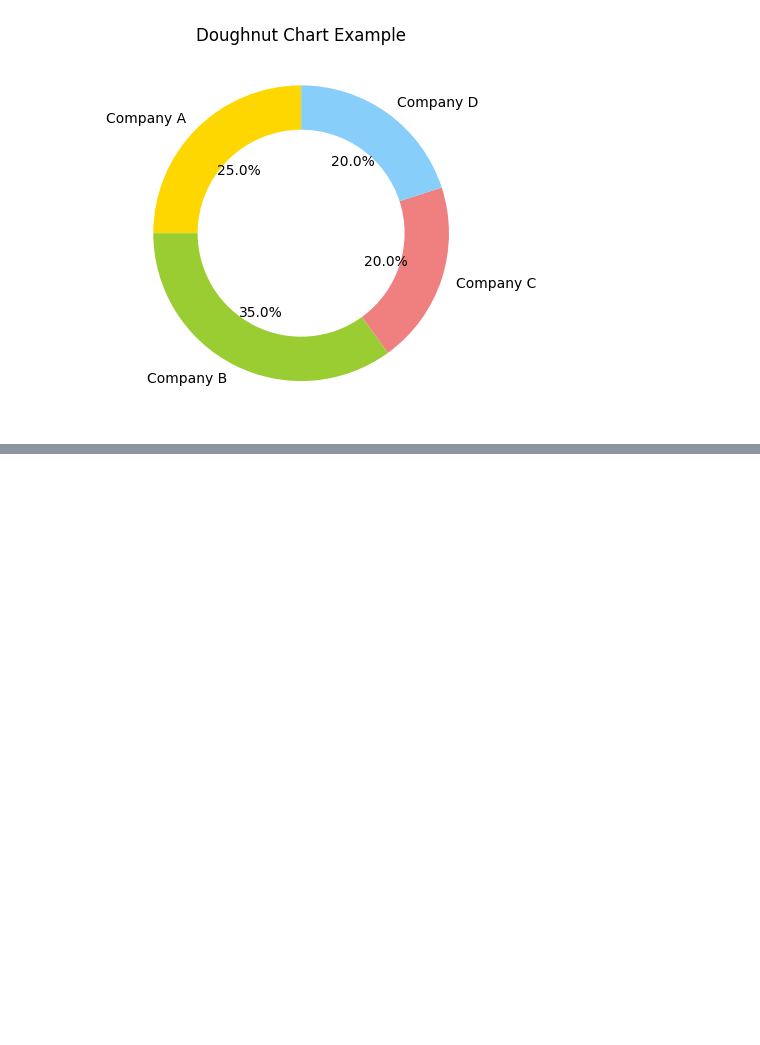
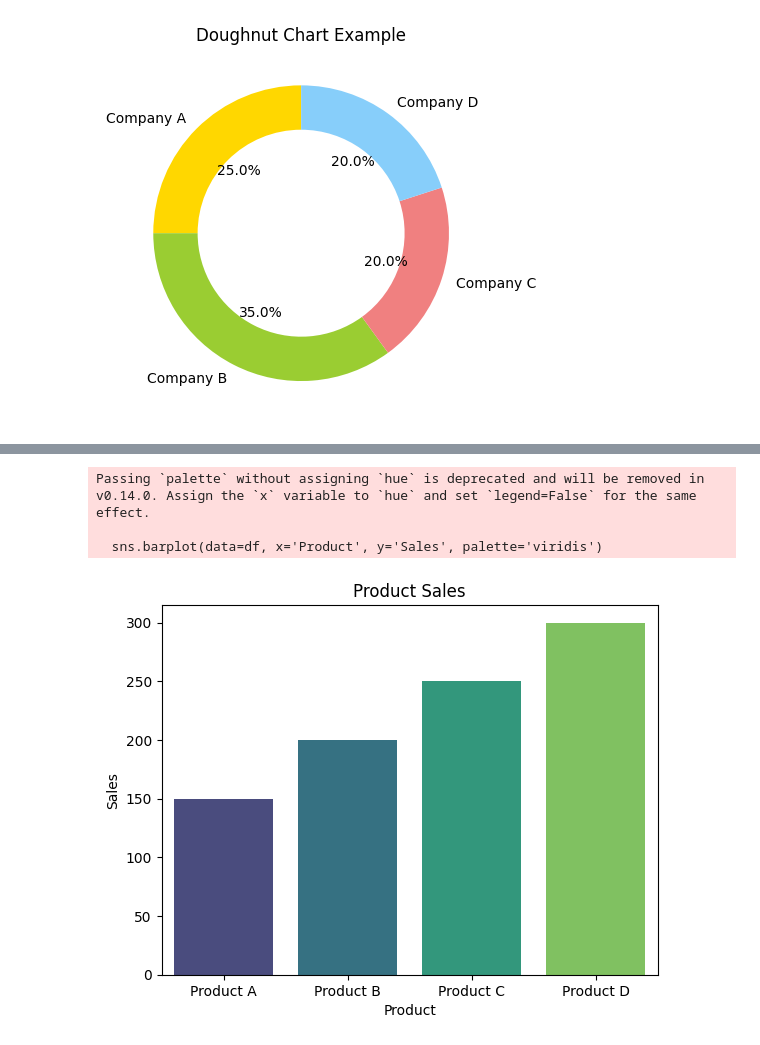
Before and after one commit to sharanya1234567/Sharanya-Vemula-1, a Jupyter notebook: Day12(1_7_24).ipynb, the cells around one changed output, grey strips where cells are left out. Drawn from its saved outputs; the diff is of its cells as text; code cells hidden in the pictures; blank space fills up the shorter version.

```diff
--- a/Day12(1_7_24).ipynb
+++ b/Day12(1_7_24).ipynb
@@ -514,0 +541,25 @@ plt.show()
+# %%
+#bar plot
+
+import seaborn as sns
+import matplotlib.pyplot as plt
+
+# Example data: Sales of different products
+products = ['Product A', 'Product B', 'Product C', 'Product D']
+sales = [150, 200, 250, 300]
+
+data = {'Product': products, 'Sales': sales}
+df = pd.DataFrame(data)
+
+sns.barplot(data=df, x='Product', y='Sales', palette='viridis')
+
+plt.title('Product Sales')
+plt.xlabel('Product')
+plt.ylabel('Sales')
+
+plt.show()
+# %% [output]
+Passing `palette` without assigning `hue` is deprecated and will be removed in v0.14.0. Assign the `x` variable to `hue` and set `legend=False` for the same effect.
+
+  sns.barplot(data=df, x='Product', y='Sales', palette='viridis')
+[figure, added]
```
Also changed, not shown: parts of 21 cells of this notebook.
